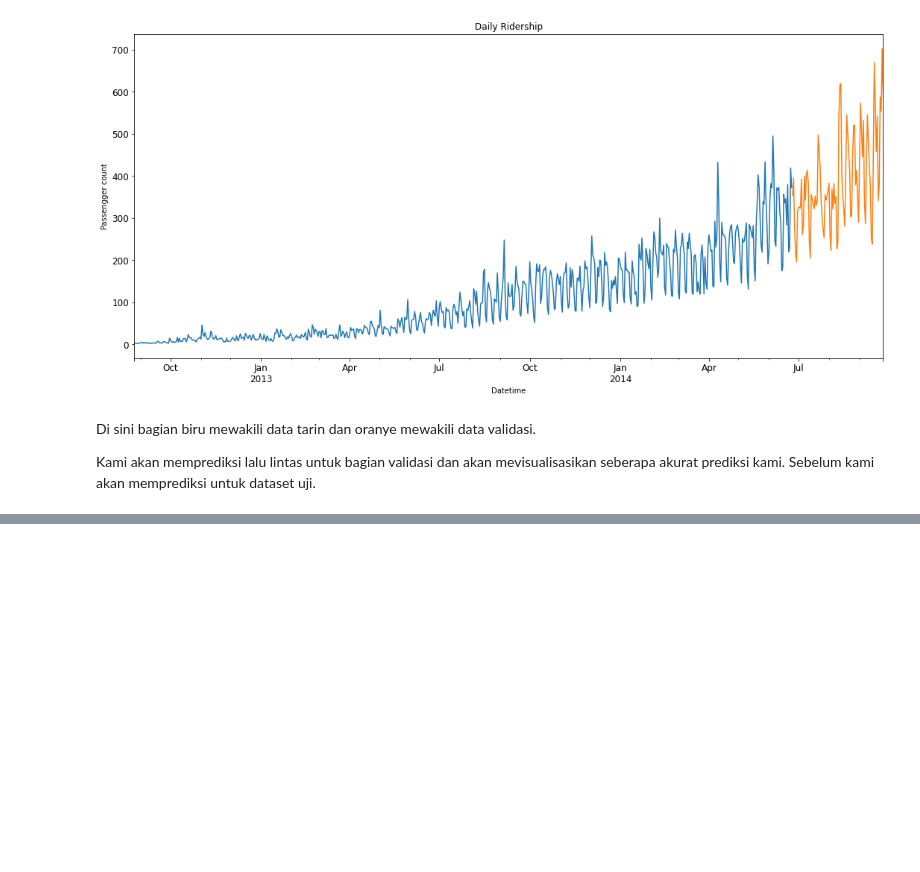
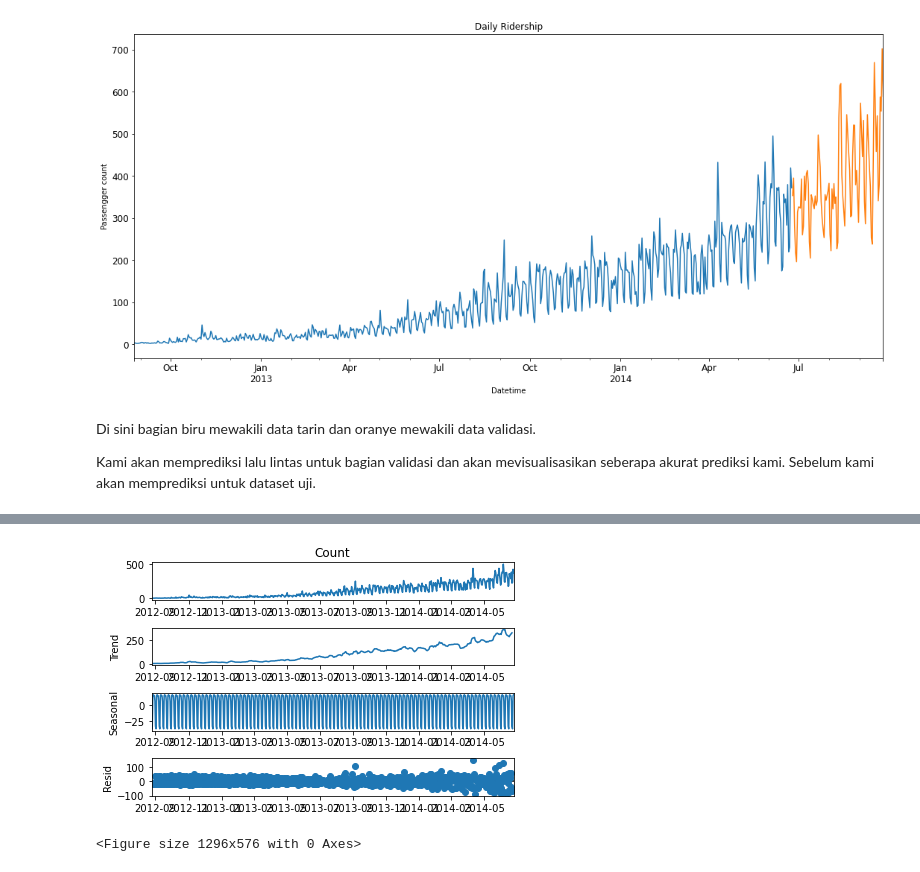
Before and after one commit to iwanlaudin0101/JetRails---Passenger-Prediction, a Jupyter notebook: JetRails-Prediction.ipynb, the cells around one changed output, grey strips where cells are left out. Saved outputs shown, nothing was run; the diff lists cells and outputs as text; code cells hidden in the pictures; blank space fills up the shorter version.

```diff
--- a/JetRails-Prediction.ipynb
+++ b/JetRails-Prediction.ipynb
@@ -289,0 +442,9 @@ Kami akan memprediksi lalu lintas untuk bagian validasi dan akan mevisualisasika
+# %%
+import statsmodels.api as sm
+
+sm.tsa.seasonal_decompose(X_train.Count).plot()
+result = sm.tsa.stattools.adfuller(X_train.Count)
+plt.show()
+# %% [output]
+[figure, added]
+<Figure size 1296x576 with 0 Axes>
```
Also changed, not shown: parts of 21 cells of this notebook.
